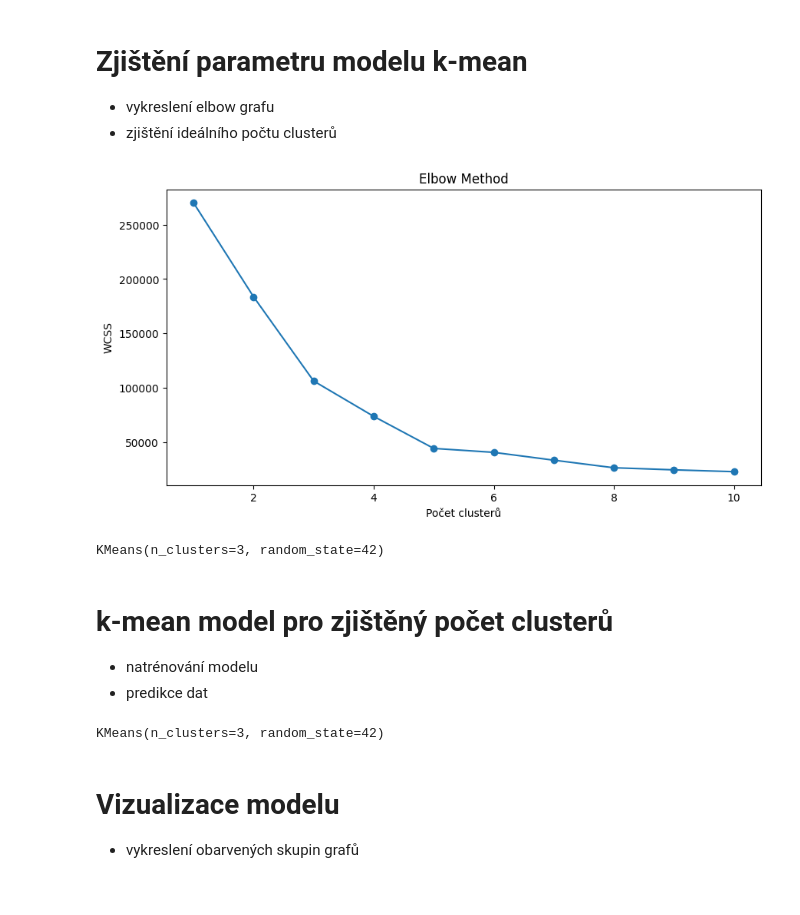
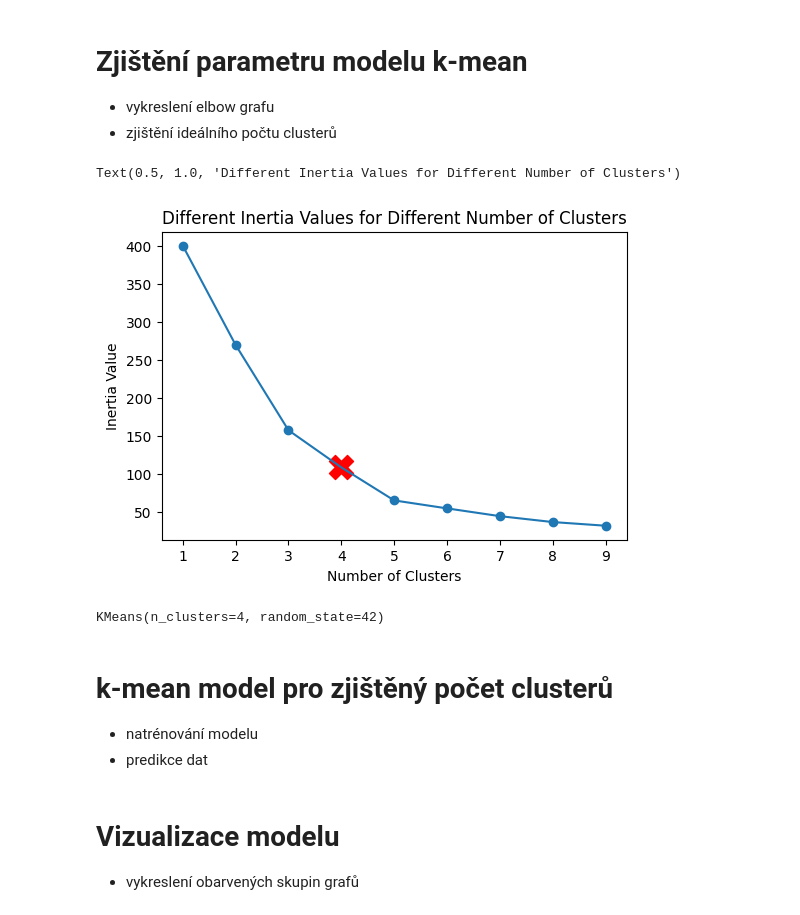
Before and after one commit to University-of-Pardubice/bmlai-cviceni-stepankobrle, a Jupyter notebook: 05_Klasifikace/05_D_ukol_kmean.ipynb, the cells around one changed output. Drawn from its saved outputs; the diff is of its cells as text; code cells hidden in the pictures.

```diff
--- a/05_Klasifikace/05_D_ukol_kmean.ipynb
+++ b/05_Klasifikace/05_D_ukol_kmean.ipynb
@@ -161,20 +162,3 @@ import numpy as np
 import matplotlib.pyplot as plt
 from sklearn.cluster import KMeans
 from sklearn.datasets import load_iris
-# %%
-
-
-wcss = []
-for k in range(1, 11):
-    kmeans = KMeans(n_clusters=k, init='k-means++', random_state=42)
-    kmeans.fit(X)
-    wcss.append(kmeans.inertia_)
-
-plt.figure(figsize=(10, 5))
-plt.plot(range(1, 11), wcss, marker='o')
-plt.title('Elbow Method')
-plt.xlabel('Počet clusterů')
-plt.ylabel('WCSS')
-plt.show()
-# %% [output]
-[figure, removed]
@@ -180,0 +167,3 @@ plt.show()
+# %%
+scaler=StandardScaler()
+X_norm=scaler.fit_transform(X)
@@ -181,19 +181,37 @@ plt.show()
+# %%
+
+
+
+from sklearn.cluster import KMeans
+inertia_list = []
+for num_clusters in range(1, 10):
+    kmeans_model = KMeans(n_clusters=num_clusters, init="k-means++", n_init = 10)
+    kmeans_model.fit(X_norm)
+    inertia_list.append(kmeans_model.inertia_)
+
+# Vhodné k zjistíme vynesením interial_ do elbow (loket) grafu
+# Optimální počet k je v místě, kde se graf naposledy výrazně láme
+
+plt.figure(figsize=(6,4))
+plt.plot(range(1,10),inertia_list)
+plt.scatter(range(1,10),inertia_list)
+plt.scatter(4, inertia_list[3], marker="X", s=300, c="r")
+plt.xlabel("Number of Clusters")
+plt.ylabel("Inertia Value")
+plt.title("Different Inertia Values for Different Number of Clusters")
+# %% [output]
+Text(0.5, 1.0, 'Different Inertia Values for Different Number of Clusters')
+[figure, added]
 # %%
 # Předpokládejme, že ideální počet clusterů je 3
-kmeans_model = KMeans(n_clusters=3, init='k-means++', random_state=42)
+kmeans_model = KMeans(n_clusters=4, init='k-means++', random_state=42)
 kmeans_model.fit(X)
 # %% [output]
-KMeans(n_clusters=3, random_state=42)
+KMeans(n_clusters=4, random_state=42)
 # %% [markdown]
 # k-mean model pro zjištěný počet clusterů
 - natrénování modelu
 - predikce dat
-# %%
-# Předpokládejme, že ideální počet clusterů je 3
-kmeans_model = KMeans(n_clusters=3, init='k-means++', random_state=42)
-kmeans_model.fit(data)
-# %% [output]
-KMeans(n_clusters=3, random_state=42)
 # %%
 predicted_labels = kmeans_model.predict(X)
 # %% [markdown]
```
Also changed, not shown: parts of 7 cells of this notebook.
